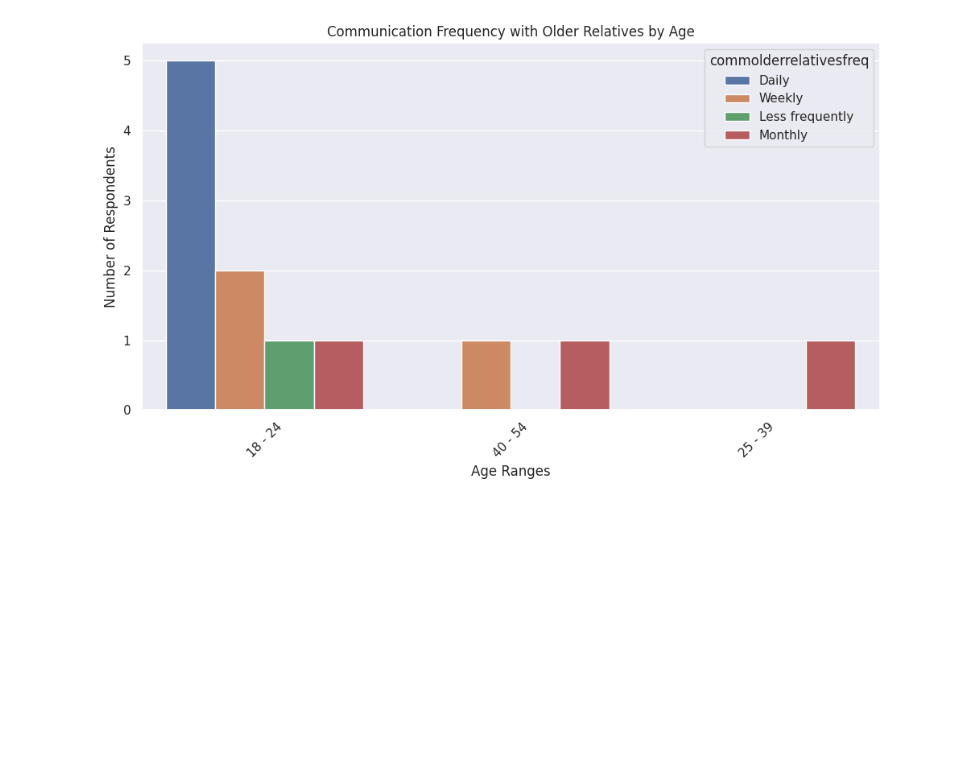
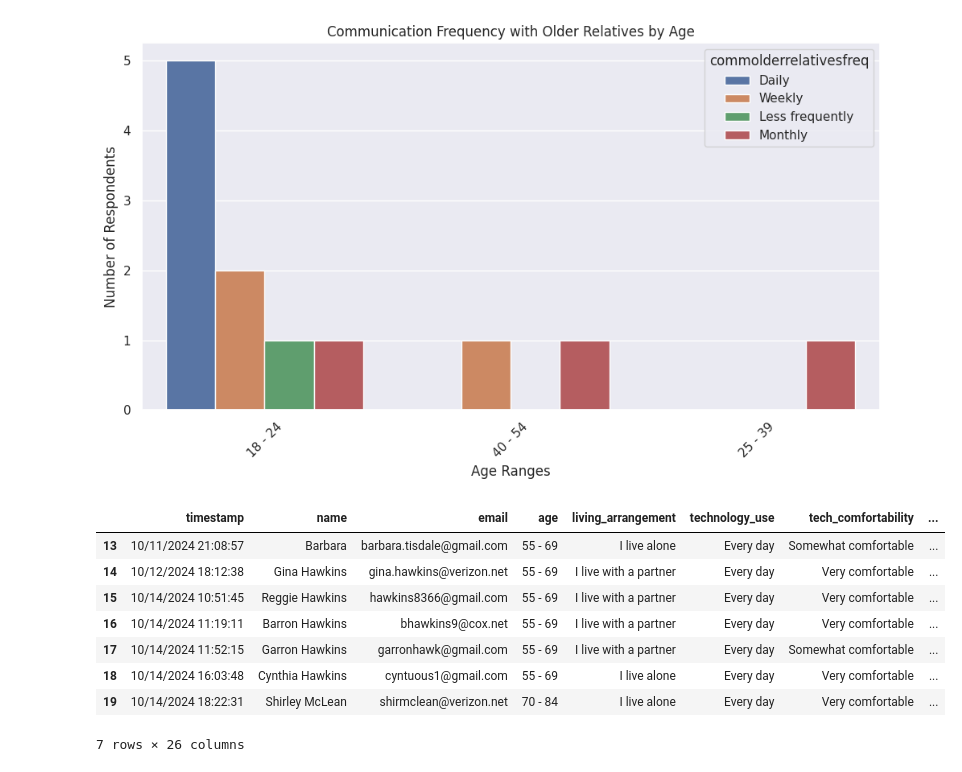
Before and after one commit to neekrich/Flikshop, a Jupyter notebook: FlikshopSurveyResults_Elderly.ipynb, the cells around one changed output. Saved outputs shown, nothing was run; the diff lists cells and outputs as text; code cells hidden in the pictures; blank space fills up the shorter version.

```diff
--- a/FlikshopSurveyResults_Elderly.ipynb
+++ b/FlikshopSurveyResults_Elderly.ipynb
@@ -55,3 +55,16 @@ plt.tight_layout()
 plt.show()
 # %% [output]
 [figure]
+# %%
+elder_surveys = df.tail(7)
+elder_surveys
+# %% [output]
+|  | timestamp | name | email | age | living_arrangement | technology_use | tech_comfortability | ... |
+| 13 | 10/11/2024 21:08:57 | Barbara | barbara.tisdale@gmail.com | 55 - 69 | I live alone | Every day | Somewhat comfortable | ... |
+| 14 | 10/12/2024 18:12:38 | Gina Hawkins | gina.hawkins@verizon.net | 55 - 69 | I live with a partner | Every day | Very comfortable | ... |
+| 15 | 10/14/2024 10:51:45 | Reggie Hawkins | hawkins8366@gmail.com | 55 - 69 | I live with a partner | Every day | Very comfortable | ... |
+| 16 | 10/14/2024 11:19:11 | Barron Hawkins | bhawkins9@cox.net | 55 - 69 | I live with a partner | Every day | Very comfortable | ... |
+| 17 | 10/14/2024 11:52:15 | Garron Hawkins | garronhawk@gmail.com | 55 - 69 | I live with a partner | Every day | Somewhat comfortable | ... |
+| 18 | 10/14/2024 16:03:48 | Cynthia Hawkins | cyntuous1@gmail.com | 55 - 69 | I live alone | Every day | Very comfortable | ... |
+| 19 | 10/14/2024 18:22:31 | Shirley McLean | shirmclean@verizon.net | 70 - 84 | I live alone | Every day | Very comfortable | ... |
+7 rows × 26 columns
```
Also changed, not shown: parts of 2 cells of this notebook.
